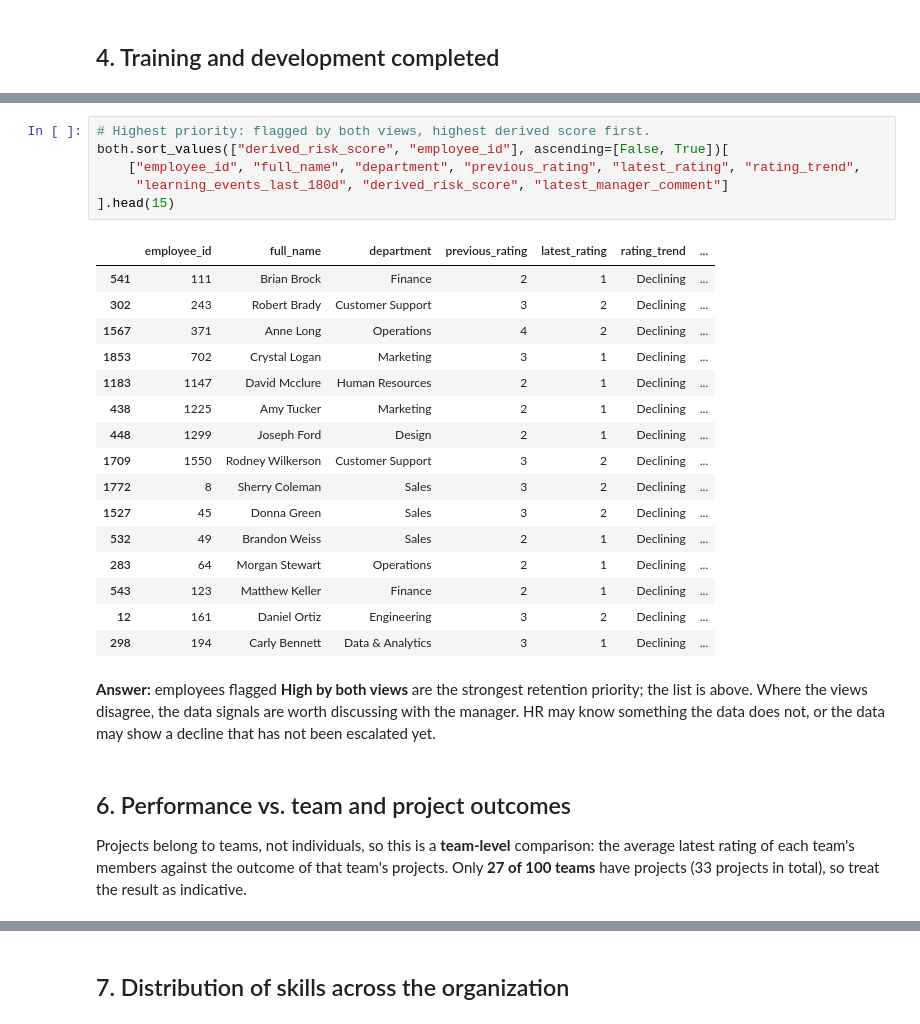
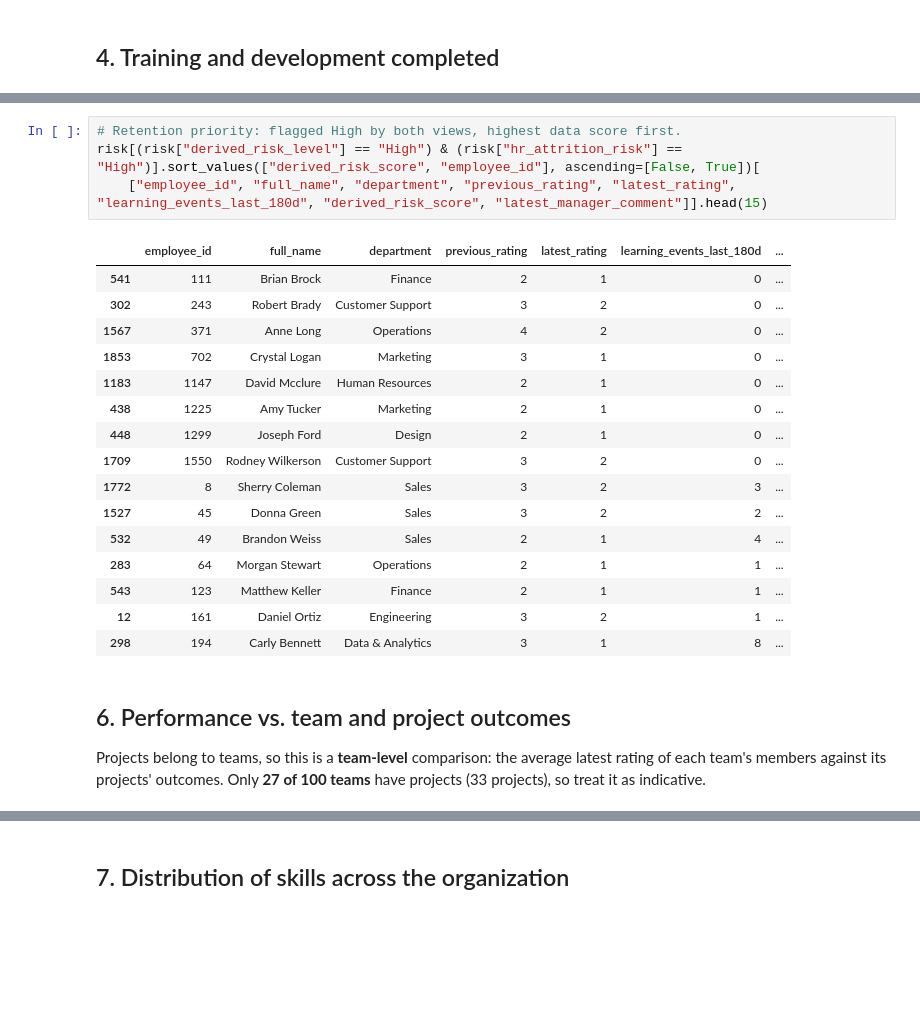
Before and after one commit to varad15/varad_coding-workshop-participant, a Jupyter notebook: backend/acme-talent-pipeline/notebooks/acme_talent_insights.ipynb, the cells around one changed output, grey strips where cells are left out. Cells and saved outputs as stored; diff of their text form; blank space fills up the shorter version.

```diff
--- a/backend/acme-talent-pipeline/notebooks/acme_talent_insights.ipynb
+++ b/backend/acme-talent-pipeline/notebooks/acme_talent_insights.ipynb
@@ -348,33 +507,26 @@ At risk by either view: 419  |  High in BOTH views: 145  |  High-potential emplo
 # %%
-# Highest priority: flagged by both views, highest derived score first.
-both.sort_values(["derived_risk_score", "employee_id"], ascending=[False, True])[
-    ["employee_id", "full_name", "department", "previous_rating", "latest_rating", "rating_trend",
-     "learning_events_last_180d", "derived_risk_score", "latest_manager_comment"]
-].head(15)
+# Retention priority: flagged High by both views, highest data score first.
+risk[(risk["derived_risk_level"] == "High") & (risk["hr_attrition_risk"] == "High")].sort_values(["derived_risk_score", "employee_id"], ascending=[False, True])[
+    ["employee_id", "full_name", "department", "previous_rating", "latest_rating", "learning_events_last_180d", "derived_risk_score", "latest_manager_comment"]].head(15)
 # %% [output]
-|  | employee_id | full_name | department | previous_rating | latest_rating | rating_trend | ... |
-| 541 | 111 | Brian Brock | Finance | 2 | 1 | Declining | ... |
-| 302 | 243 | Robert Brady | Customer Support | 3 | 2 | Declining | ... |
-| 1567 | 371 | Anne Long | Operations | 4 | 2 | Declining | ... |
-| 1853 | 702 | Crystal Logan | Marketing | 3 | 1 | Declining | ... |
-| 1183 | 1147 | David Mcclure | Human Resources | 2 | 1 | Declining | ... |
-| 438 | 1225 | Amy Tucker | Marketing | 2 | 1 | Declining | ... |
-| 448 | 1299 | Joseph Ford | Design | 2 | 1 | Declining | ... |
-| 1709 | 1550 | Rodney Wilkerson | Customer Support | 3 | 2 | Declining | ... |
-| 1772 | 8 | Sherry Coleman | Sales | 3 | 2 | Declining | ... |
-| 1527 | 45 | Donna Green | Sales | 3 | 2 | Declining | ... |
-| 532 | 49 | Brandon Weiss | Sales | 2 | 1 | Declining | ... |
-| 283 | 64 | Morgan Stewart | Operations | 2 | 1 | Declining | ... |
-| 543 | 123 | Matthew Keller | Finance | 2 | 1 | Declining | ... |
-| 12 | 161 | Daniel Ortiz | Engineering | 3 | 2 | Declining | ... |
-| 298 | 194 | Carly Bennett | Data & Analytics | 3 | 1 | Declining | ... |
+|  | employee_id | full_name | department | previous_rating | latest_rating | learning_events_last_180d | ... |
+| 541 | 111 | Brian Brock | Finance | 2 | 1 | 0 | ... |
+| 302 | 243 | Robert Brady | Customer Support | 3 | 2 | 0 | ... |
+| 1567 | 371 | Anne Long | Operations | 4 | 2 | 0 | ... |
+| 1853 | 702 | Crystal Logan | Marketing | 3 | 1 | 0 | ... |
+| 1183 | 1147 | David Mcclure | Human Resources | 2 | 1 | 0 | ... |
+| 438 | 1225 | Amy Tucker | Marketing | 2 | 1 | 0 | ... |
+| 448 | 1299 | Joseph Ford | Design | 2 | 1 | 0 | ... |
+| 1709 | 1550 | Rodney Wilkerson | Customer Support | 3 | 2 | 0 | ... |
+| 1772 | 8 | Sherry Coleman | Sales | 3 | 2 | 3 | ... |
+| 1527 | 45 | Donna Green | Sales | 3 | 2 | 2 | ... |
+| 532 | 49 | Brandon Weiss | Sales | 2 | 1 | 4 | ... |
+| 283 | 64 | Morgan Stewart | Operations | 2 | 1 | 1 | ... |
+| 543 | 123 | Matthew Keller | Finance | 2 | 1 | 1 | ... |
+| 12 | 161 | Daniel Ortiz | Engineering | 3 | 2 | 1 | ... |
+| 298 | 194 | Carly Bennett | Data & Analytics | 3 | 1 | 8 | ... |
-# %% [markdown]
-**Answer:** employees flagged **High by both views** are the strongest retention priority; the list is above.
-Where the views disagree, the data signals are worth discussing with the manager. HR may know something
-the data does not, or the data may show a decline that has not been escalated yet.
 # %% [markdown]
 ## 6. Performance vs. team and project outcomes
 
-Projects belong to teams, not individuals, so this is a **team-level** comparison: the average latest rating
-of each team's members against the outcome of that team's projects. Only **27 of 100 teams** have projects
-(33 projects in total), so treat the result as indicative.
+Projects belong to teams, so this is a **team-level** comparison: the average latest rating of each team's members
+against its projects' outcomes. Only **27 of 100 teams** have projects (33 projects), so treat it as indicative.
```
Also changed, not shown: parts of 52 cells of this notebook, 1 other file.
